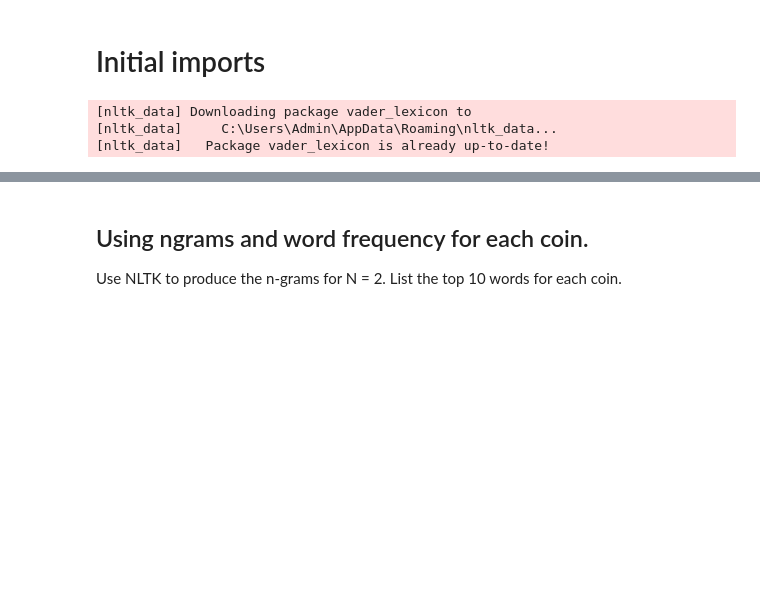
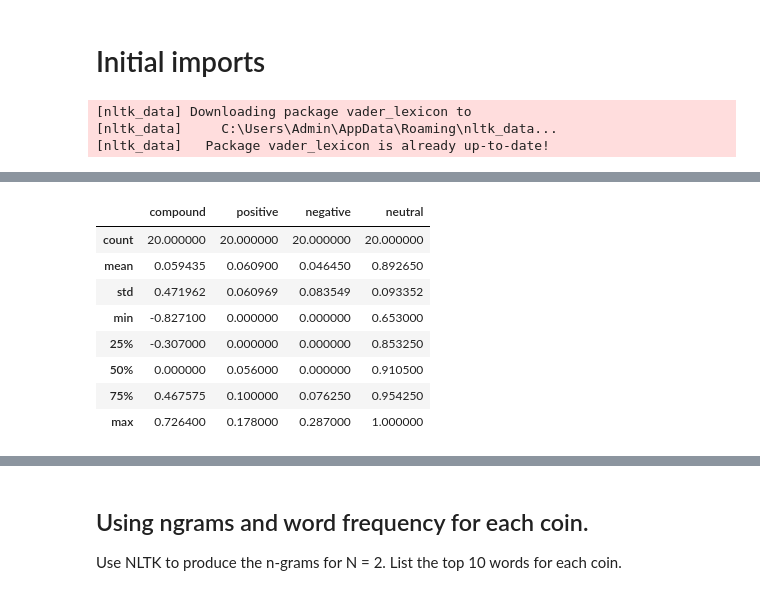
Before and after one commit to yrlbaker/unit12_hw, a Jupyter notebook: NLP/sa_nlp_hw.ipynb, the cells around one changed output, grey strips where cells are left out. Saved outputs shown, nothing was run; the diff lists cells and outputs as text; code cells hidden in the pictures; blank space fills up the shorter version.

```diff
--- a/NLP/sa_nlp_hw.ipynb
+++ b/NLP/sa_nlp_hw.ipynb
@@ -27,3 +28,9 @@ api_key = os.getenv("news_api")
 # %%
 # Create a newsapi client
 newsapi = NewsApiClient(api_key=api_key)
+# %%
+# Fetch the top Bitcoin news articles
+bitcoin_articles = newsapi.get_everything(q="bitcoin", language="en")
+bitcoin_articles
+
+#
@@ -48,0 +109,33 @@ SyntaxError: invalid syntax (<ipython-input-7-87bbe8d19dff>, line 4)
+# %%
+# Create the Bitcoin sentiment scores DataFrame
+bitcoin_sentiment_df = []
+
+for article in bitcoin_articles["articles"]:
+    try:
+        text = article["content"]
+        date = article["publishedAt"][:10]
+        sentiment = analyzer.polarity_scores(text)
+        compound = sentiment["compound"]
+        pos = sentiment["pos"]
+        neu = sentiment["neu"]
+        neg = sentiment["neg"]
+
+        bitcoin_sentiment_df.append({
+            "text": text,
+            "date": date,
+            "compound": compound,
+            "positive": pos,
+            "negative": neg,
+            "neutral": neu
+
+        })
+    except AttributeError:
+        pass
+
+# Create Dataframe
+bitcoin_df = pd.DataFrame(bitcoin_sentiment_df)
+
+# Arrange columns so that the date is first
+columns = ["date", "text", "compound", "positive", "negative", "neutral"]
+
+bitcoin_df.head()
@@ -49,4 +189,15 @@ SyntaxError: invalid syntax (<ipython-input-7-87bbe8d19dff>, line 4)
 # %%
 # Describe the Bitcoin Sentiment
+bitcoin_df.describe()
+# %% [output]
+|  | compound | positive | negative | neutral |
+| count | 20.000000 | 20.000000 | 20.000000 | 20.000000 |
+| mean | 0.059435 | 0.060900 | 0.046450 | 0.892650 |
+| std | 0.471962 | 0.060969 | 0.083549 | 0.093352 |
+| min | -0.827100 | 0.000000 | 0.000000 | 0.653000 |
+| 25% | -0.307000 | 0.000000 | 0.000000 | 0.853250 |
+| 50% | 0.000000 | 0.056000 | 0.000000 | 0.910500 |
+| 75% | 0.467575 | 0.100000 | 0.076250 | 0.954250 |
+| max | 0.726400 | 0.178000 | 0.287000 | 1.000000 |
 # %%
 # Describe the Ethereum Sentiment
```
Also changed, not shown: parts of 13 cells of this notebook, 1 other file.
